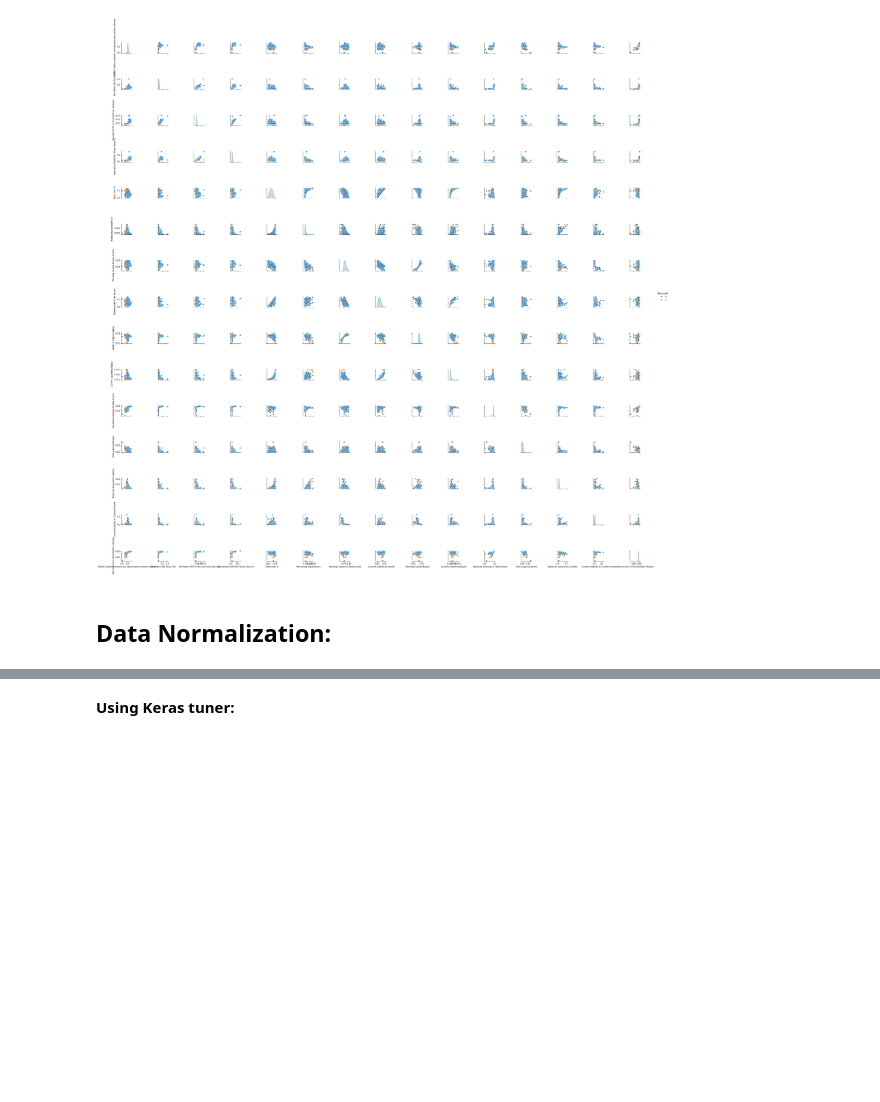
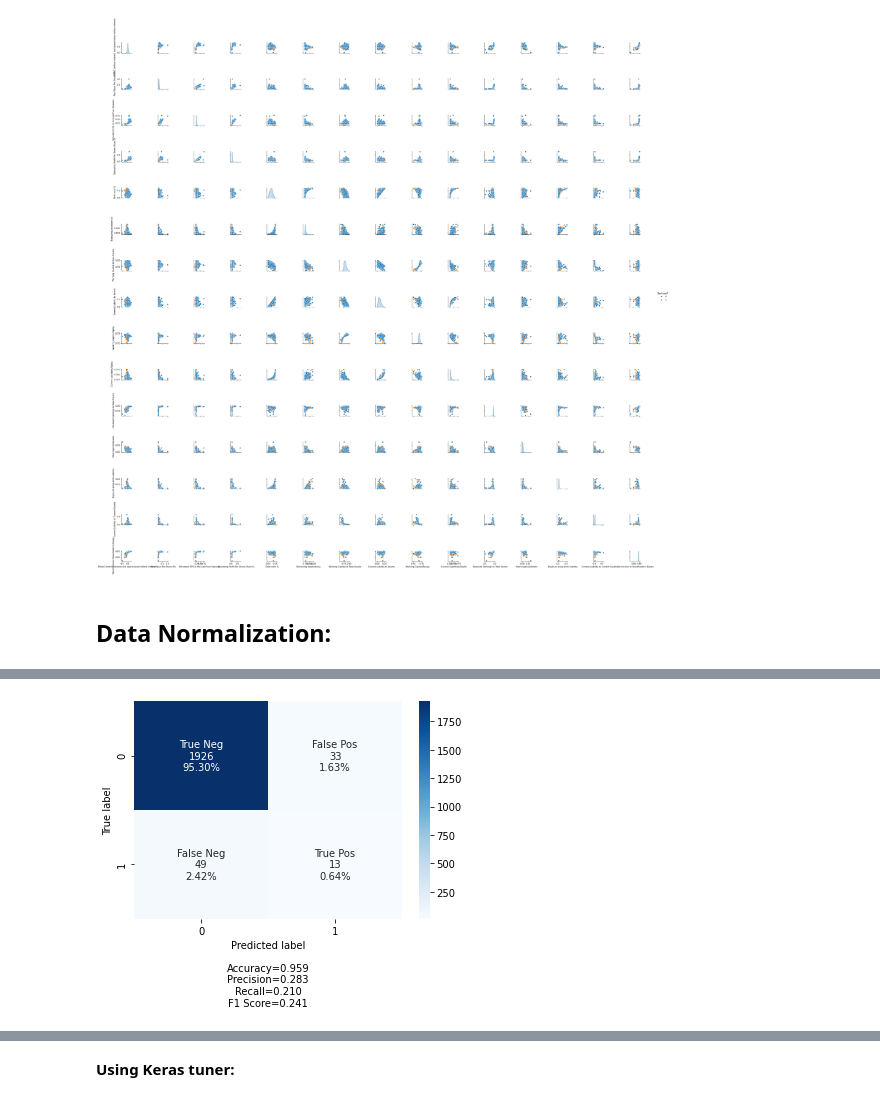
Before and after one commit to chungthuang/DeepLearning, a Jupyter notebook: Tuning.ipynb, the cells around one changed output, grey strips where cells are left out. Saved outputs shown, nothing was run; the diff lists cells and outputs as text; code cells hidden in the pictures; blank space fills up the shorter version.

```diff
--- a/Tuning.ipynb
+++ b/Tuning.ipynb
@@ -510,0 +563,3 @@ x_test = scaler.transform(x_test)
+# %%
+simple_model([64,32], tf.keras.losses.BinaryCrossentropy(), x_train, y_train, x_test, y_test)
+# %% [output]
@@ -510,0 +578 @@ x_test = scaler.transform(x_test)
+[figure, added]
```
Also changed, not shown: parts of 10 cells of this notebook.
